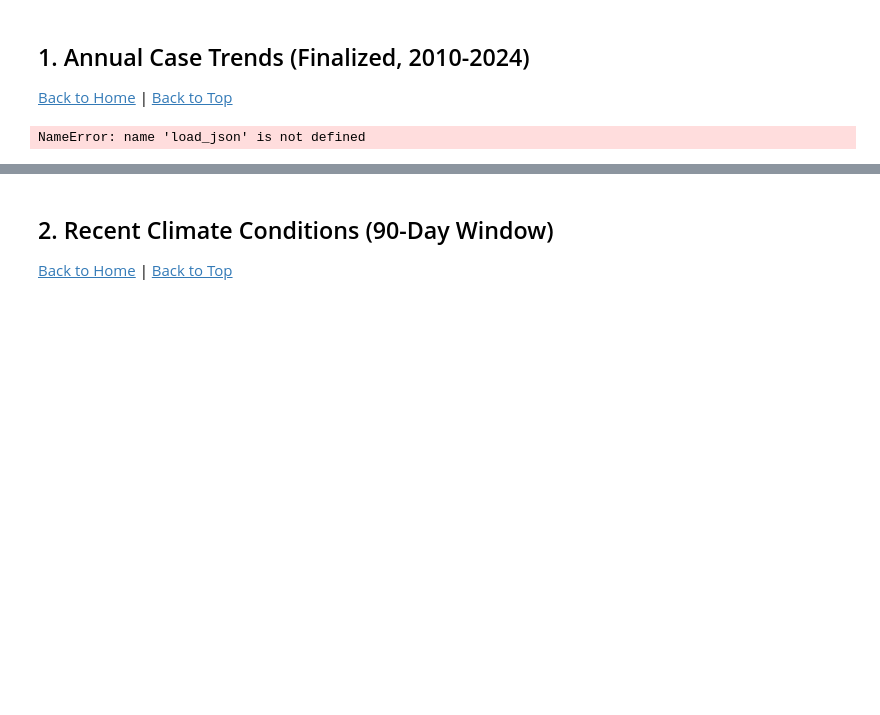
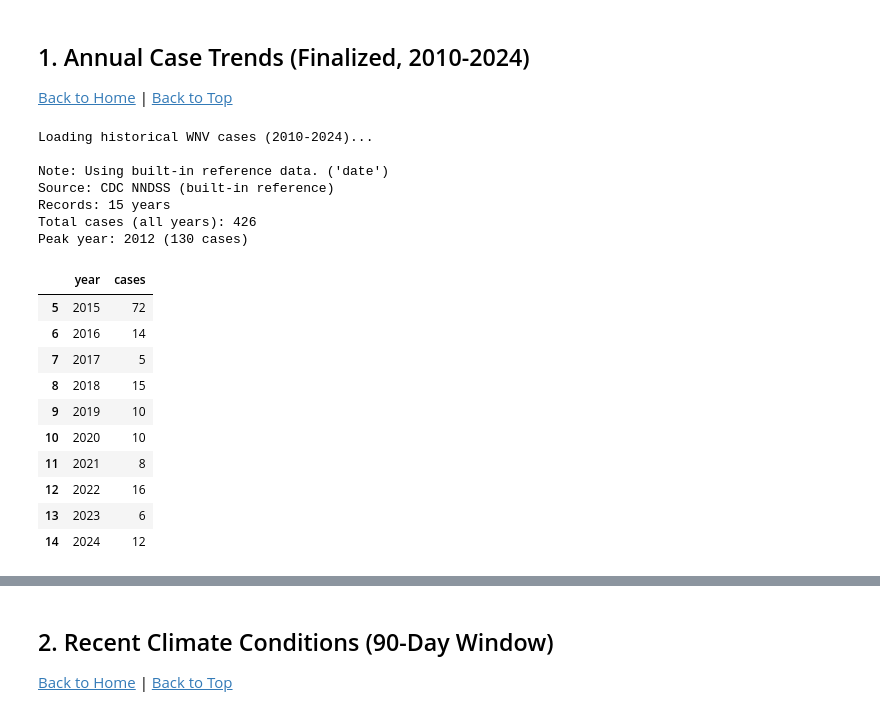
Before and after one commit to mgifford/aedesproject-uif, a Jupyter notebook: notebooks/01_west_nile_virus_surveillance.ipynb, the cells around one changed output, grey strips where cells are left out. Cells and saved outputs as stored; diff of their text form; code cells hidden in the pictures; blank space fills up the shorter version.

```diff
--- a/notebooks/01_west_nile_virus_surveillance.ipynb
+++ b/notebooks/01_west_nile_virus_surveillance.ipynb
@@ -395,27 +492,57 @@ print(f"- The {year_now} values above are provisional in-season indicators and a
 
 [Back to Home](https://mgifford.github.io/aedesproject-uif/) | [Back to Top](#top)
 # %%
-raw = load_json('wnv_colorado.json')
+# Load historical WNV data via surveillance module (2010-2024 finalized)
 
-if raw and raw.get('data'):
-    df_wnv = pd.DataFrame(raw['data'])
-    source_label = raw.get('source', 'CDC NNDSS')
-    print(f'Source: {source_label}')
-else:
-    # Built-in sample data (CDC published historical values)
-    print('Using built-in historical data (no data file found)')
-    source_label = 'CDC NNDSS (built-in)'
+print("Loading historical WNV cases (2010-2024)...\n")
+
+try:
+    # Try to load from data loader (covers 2010-2024)
+    df_wnv = loader.load_cdc_arbonet_cases("wnv", "colorado", year_start=2010, year_end=2024)
+
+    if len(df_wnv) > 0:
+        # Group by year for annual summary
+        df_wnv['year'] = pd.to_datetime(df_wnv['date'], errors='coerce').dt.year
+        annual = df_wnv.groupby('year').size().reset_index(name='cases')
+        df_wnv = annual
+        source_label = "CDC ArboNET (via surveillance module)"
+    else:
+        raise ValueError("No data returned from loader")
+
+except Exception as e:
+    print(f"Note: Using built-in reference data. ({e})")
+    source_label = "CDC NNDSS (built-in reference)"
+
+    # Built-in historical reference (CDC published annual neuroinvasive/severe cases)
     df_wnv = pd.DataFrame({
-        'year':           [2010, 2011, 2012, 2013, 2014, 2015, 2016, 2017, 2018, 2019, 2020, 2021, 2022, 2023, 2024],
-        'neuroinvasive':  [  51,   20,  130,   14,   43,   72,   14,    5,   15,   10,   10,    8,   16,    6,   12],
-        'deaths':         [   3,    1,    9,    0,    2,    3,    1,    0,    0,    0,    1,    0,    0,    0,    0],
+        'year': [2010, 2011, 2012, 2013, 2014, 2015, 2016, 2017, 2018, 2019, 2020, 2021, 2022, 2023, 2024],
+        'cases': [51, 20, 130, 14, 43, 72, 14, 5, 15, 10, 10, 8, 16, 6, 12],
     })
 
-print(f'Records: {len(df_wnv)}')
-print(f'Total neuroinvasive cases (all years): {df_wnv["neuroinvasive"].sum()}')
-print(f'Total deaths (all years): {df_wnv["deaths"].sum()}')
-print(f'Peak year: {df_wnv.loc[df_wnv["neuroinvasive"].idxmax(), "year"]} ({df_wnv["neuroinvasive"].max()} cases)')
-df_wnv.tail(5)
+print(f"Source: {source_label}")
+print(f"Records: {len(df_wnv)} years")
+print(f"Total cases (all years): {df_wnv['cases'].sum()}")
+print(f"Peak year: {df_wnv.loc[df_wnv['cases'].idxmax(), 'year']:.0f} ({df_wnv['cases'].max():.0f} cases)")
+print()
+
+display(df_wnv.tail(10))
 # %% [output]
-NameError: name 'load_json' is not defined
+Loading historical WNV cases (2010-2024)...
+
+Note: Using built-in reference data. ('date')
+Source: CDC NNDSS (built-in reference)
+Records: 15 years
+Total cases (all years): 426
+Peak year: 2012 (130 cases)
+|  | year | cases |
+| 5 | 2015 | 72 |
+| 6 | 2016 | 14 |
+| 7 | 2017 | 5 |
+| 8 | 2018 | 15 |
+| 9 | 2019 | 10 |
+| 10 | 2020 | 10 |
+| 11 | 2021 | 8 |
+| 12 | 2022 | 16 |
+| 13 | 2023 | 6 |
+| 14 | 2024 | 12 |
 # %%
```
Also changed, not shown: parts of 10 cells of this notebook.
